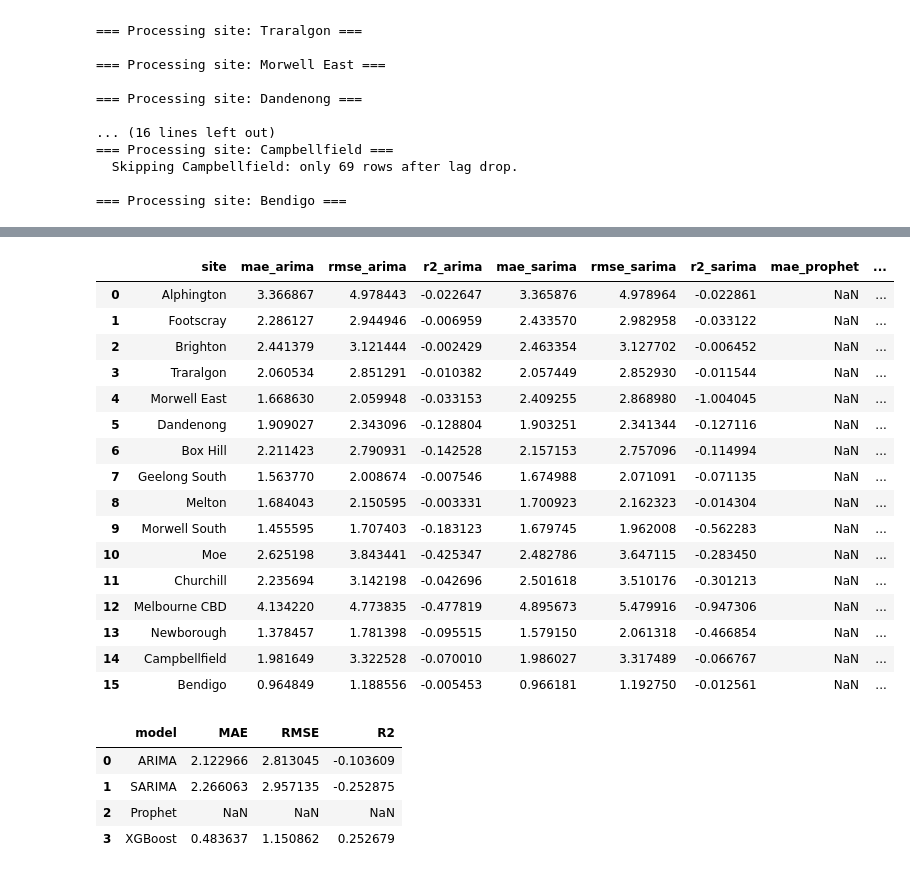
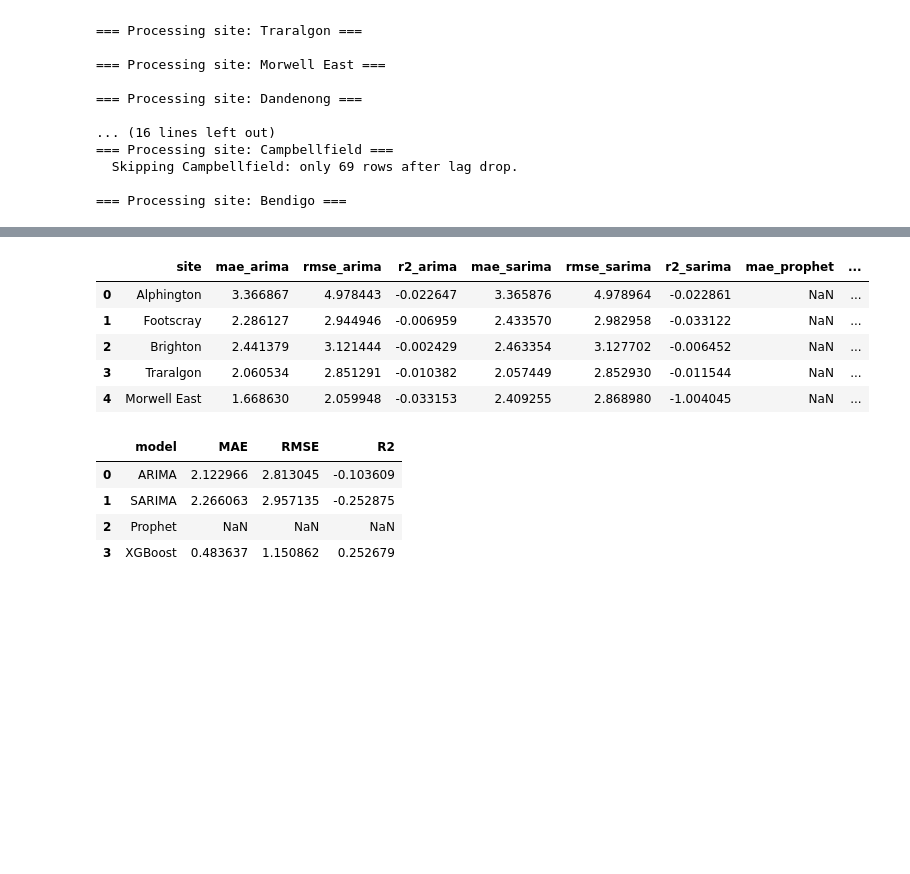
Before and after one commit to therealestchris/mel-air-norms-now, a Jupyter notebook: notebooks/01_eda_and_first_model.ipynb, the cells around one changed output, grey strips where cells are left out. Drawn from its saved outputs; the diff is of its cells as text; code cells hidden in the pictures; blank space fills up the shorter version.

Commit message:
finished with modelling, now underway contstructing site reports

```diff
--- a/notebooks/01_eda_and_first_model.ipynb
+++ b/notebooks/01_eda_and_first_model.ipynb
@@ -328,3 +345,37 @@ for site in sites:
   Skipping Campbellfield: only 69 rows after lag drop.
 
 === Processing site: Bendigo ===
+# %%
+max_lag = 3
+
+# list of lag feature columns
+lag_features = [c for c in df_pm25.columns if "_lag" in c]
+
+# list of sites
+sites = df_pm25["site_name"].unique()
+
+# build a new df_lagged using option D
+lagged_chunks = []
+
+for site in sites:
+    sub = (
+        df_pm25[df_pm25["site_name"] == site]
+        .sort_values("date")
+        .reset_index(drop=True)
+    )
+
+    # if the site is extremely short, skip entirely
+    if len(sub) <= max_lag + 10:
+        continue
+
+    # drop first max_lag rows to avoid using "future" info for lags
+    sub = sub.iloc[max_lag:].copy()
+
+    # fill remaining lag NAs with site-median values (per column)
+    sub[lag_features] = sub[lag_features].fillna(sub[lag_features].median())
+
+    lagged_chunks.append(sub)
+
+df_lagged = pd.concat(lagged_chunks, ignore_index=True)
+
+print(df_lagged["site_name"].value_counts())
@@ -336,7 +406,7 @@ sarima_seasonal = (1, 0, 1, 7) # weekly seasonality
 
 # features for XGBoost: all lag features + a few base ones
 lag_cols_all = [c for c in df_lagged.columns if "lag" in c]
-base_xgb_features = ["roll7", "roll30", "norm_median", "delta_abs", "doy"]
+base_xgb_features = ["roll7", "roll30", "norm_median", "doy"]
 xgb_features = base_xgb_features + lag_cols_all
 # %%
 all_site_metrics = []
@@ -555,24 +660,13 @@ Optimization terminated abnormally. Falling back to Newton.
 # %%
-metrics_ts = pd.DataFrame(all_site_metrics)
-metrics_ts
+metrics_ts_all = pd.DataFrame(all_site_metrics)
+metrics_ts_all.head()
 # %% [output]
 |  | site | mae_arima | rmse_arima | r2_arima | mae_sarima | rmse_sarima | r2_sarima | mae_prophet | ... |
 | 0 | Alphington | 3.366867 | 4.978443 | -0.022647 | 3.365876 | 4.978964 | -0.022861 | NaN | ... |
 | 1 | Footscray | 2.286127 | 2.944946 | -0.006959 | 2.433570 | 2.982958 | -0.033122 | NaN | ... |
 | 2 | Brighton | 2.441379 | 3.121444 | -0.002429 | 2.463354 | 3.127702 | -0.006452 | NaN | ... |
 | 3 | Traralgon | 2.060534 | 2.851291 | -0.010382 | 2.057449 | 2.852930 | -0.011544 | NaN | ... |
 | 4 | Morwell East | 1.668630 | 2.059948 | -0.033153 | 2.409255 | 2.868980 | -1.004045 | NaN | ... |
-| 5 | Dandenong | 1.909027 | 2.343096 | -0.128804 | 1.903251 | 2.341344 | -0.127116 | NaN | ... |
-| 6 | Box Hill | 2.211423 | 2.790931 | -0.142528 | 2.157153 | 2.757096 | -0.114994 | NaN | ... |
-| 7 | Geelong South | 1.563770 | 2.008674 | -0.007546 | 1.674988 | 2.071091 | -0.071135 | NaN | ... |
-| 8 | Melton | 1.684043 | 2.150595 | -0.003331 | 1.700923 | 2.162323 | -0.014304 | NaN | ... |
-| 9 | Morwell South | 1.455595 | 1.707403 | -0.183123 | 1.679745 | 1.962008 | -0.562283 | NaN | ... |
-| 10 | Moe | 2.625198 | 3.843441 | -0.425347 | 2.482786 | 3.647115 | -0.283450 | NaN | ... |
-| 11 | Churchill | 2.235694 | 3.142198 | -0.042696 | 2.501618 | 3.510176 | -0.301213 | NaN | ... |
-| 12 | Melbourne CBD | 4.134220 | 4.773835 | -0.477819 | 4.895673 | 5.479916 | -0.947306 | NaN | ... |
-| 13 | Newborough | 1.378457 | 1.781398 | -0.095515 | 1.579150 | 2.061318 | -0.466854 | NaN | ... |
-| 14 | Campbellfield | 1.981649 | 3.322528 | -0.070010 | 1.986027 | 3.317489 | -0.066767 | NaN | ... |
-| 15 | Bendigo | 0.964849 | 1.188556 | -0.005453 | 0.966181 | 1.192750 | -0.012561 | NaN | ... |
 # %%
 summary_by_model = pd.DataFrame({
     "model": ["ARIMA", "SARIMA", "Prophet", "XGBoost"],
```
Also changed, not shown: parts of 8 cells of this notebook.
